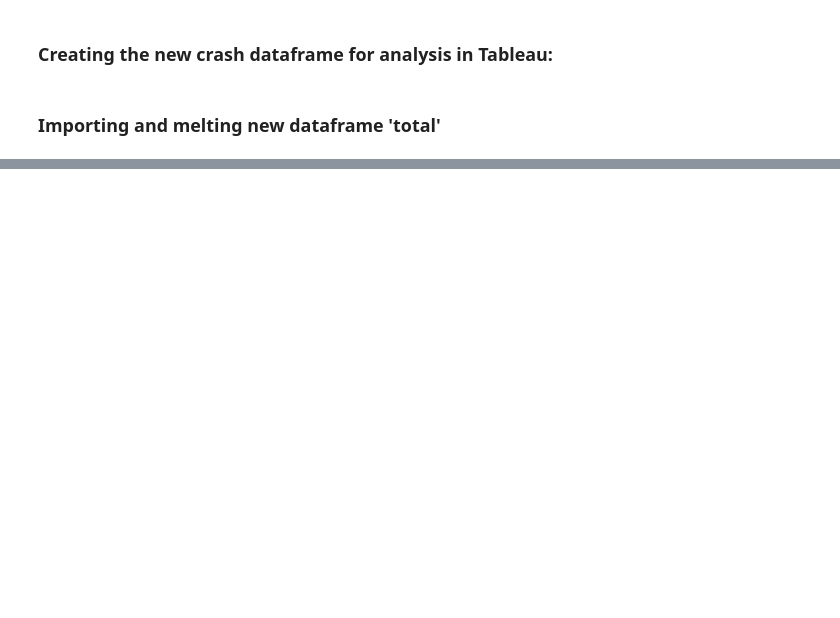
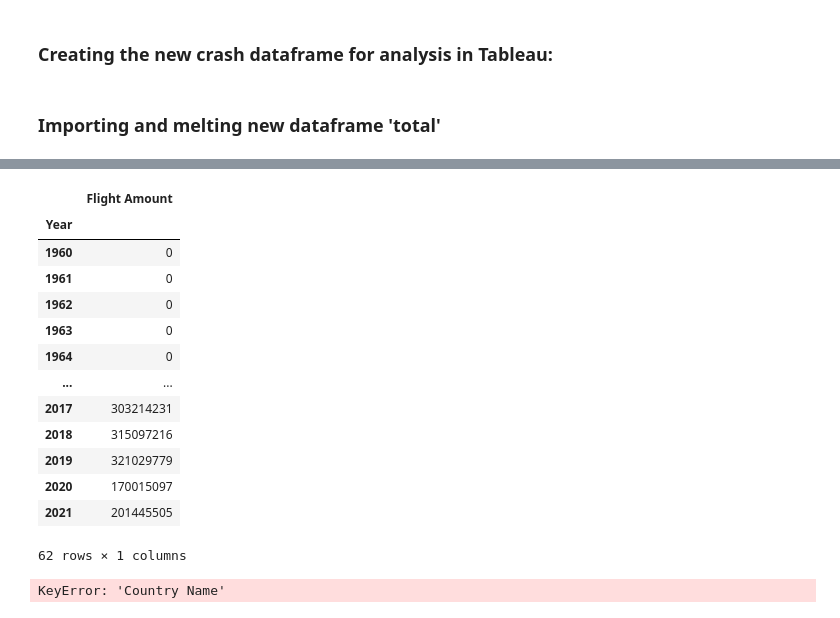
Before and after one commit to PedroPavanii/plane_crash, a Jupyter notebook: EDA.ipynb, the cells around one changed output, grey strips where cells are left out. Saved outputs shown, nothing was run; the diff lists cells and outputs as text; code cells hidden in the pictures; blank space fills up the shorter version.

```diff
--- a/EDA.ipynb
+++ b/EDA.ipynb
@@ -125,2 +145,23 @@ total = total.melt(id_vars=['Country Name'], value_vars= ['1960', '1961', '1962'
+# %%
+total.groupby('Year').sum()
+# %% [output]
+|  | Flight Amount |
+| Year |  |
+| 1960 | 0 |
+| 1961 | 0 |
+| 1962 | 0 |
+| 1963 | 0 |
+| 1964 | 0 |
+| ... | ... |
+| 2017 | 303214231 |
+| 2018 | 315097216 |
+| 2019 | 321029779 |
+| 2020 | 170015097 |
+| 2021 | 201445505 |
+62 rows × 1 columns
 # %%
 total.to_csv(r'C:\Users\pedro\OneDrive\Área de Trabalho\plane_crash\total.csv', index=False)
+# %%
+pd.merge(crash, total, left_on=['Country', 'Year'], right_on=['Country Name', 'Year'])
+# %% [output]
+KeyError: 'Country Name'
```
Also changed, not shown: parts of 3 cells of this notebook, 2 other files.
